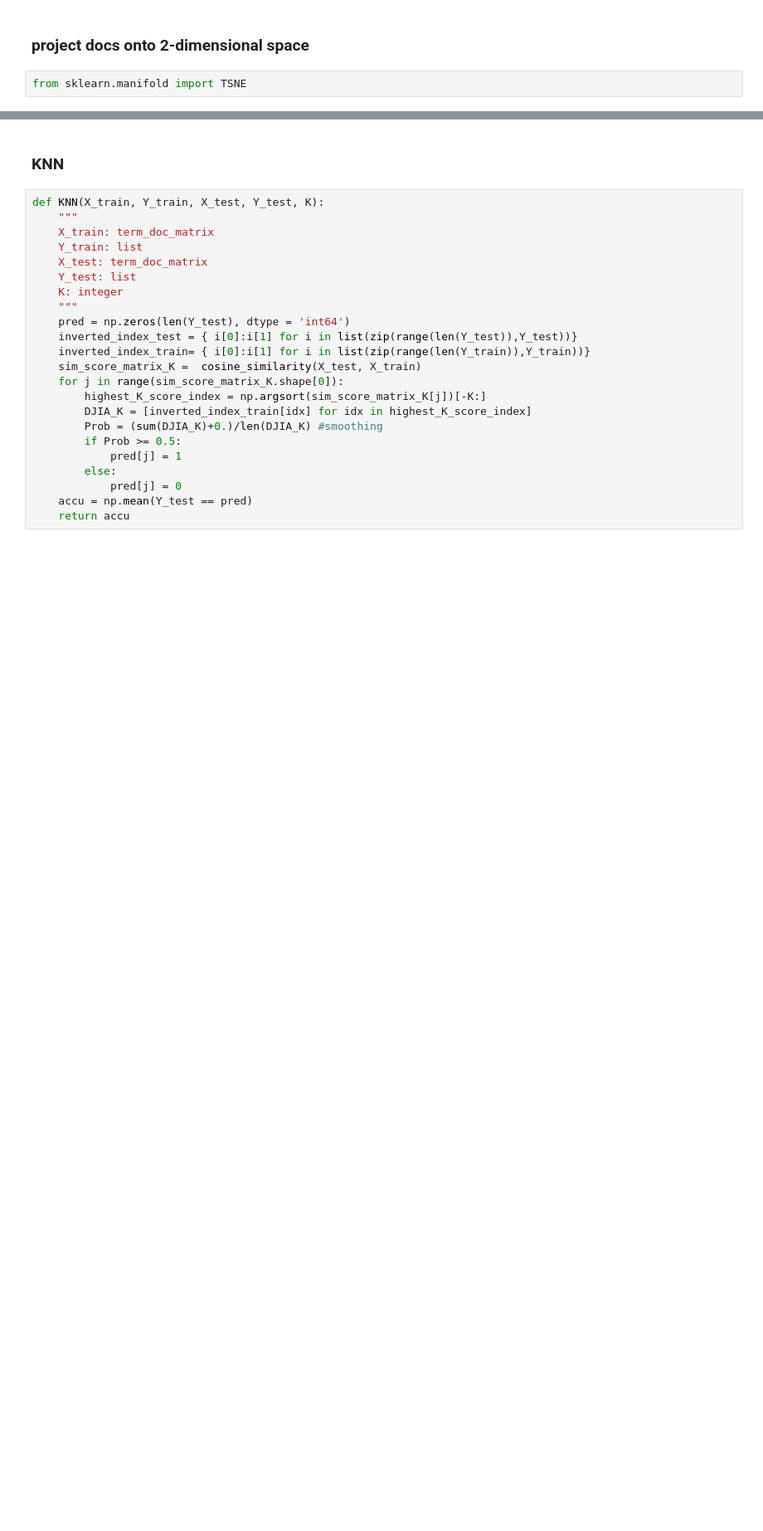
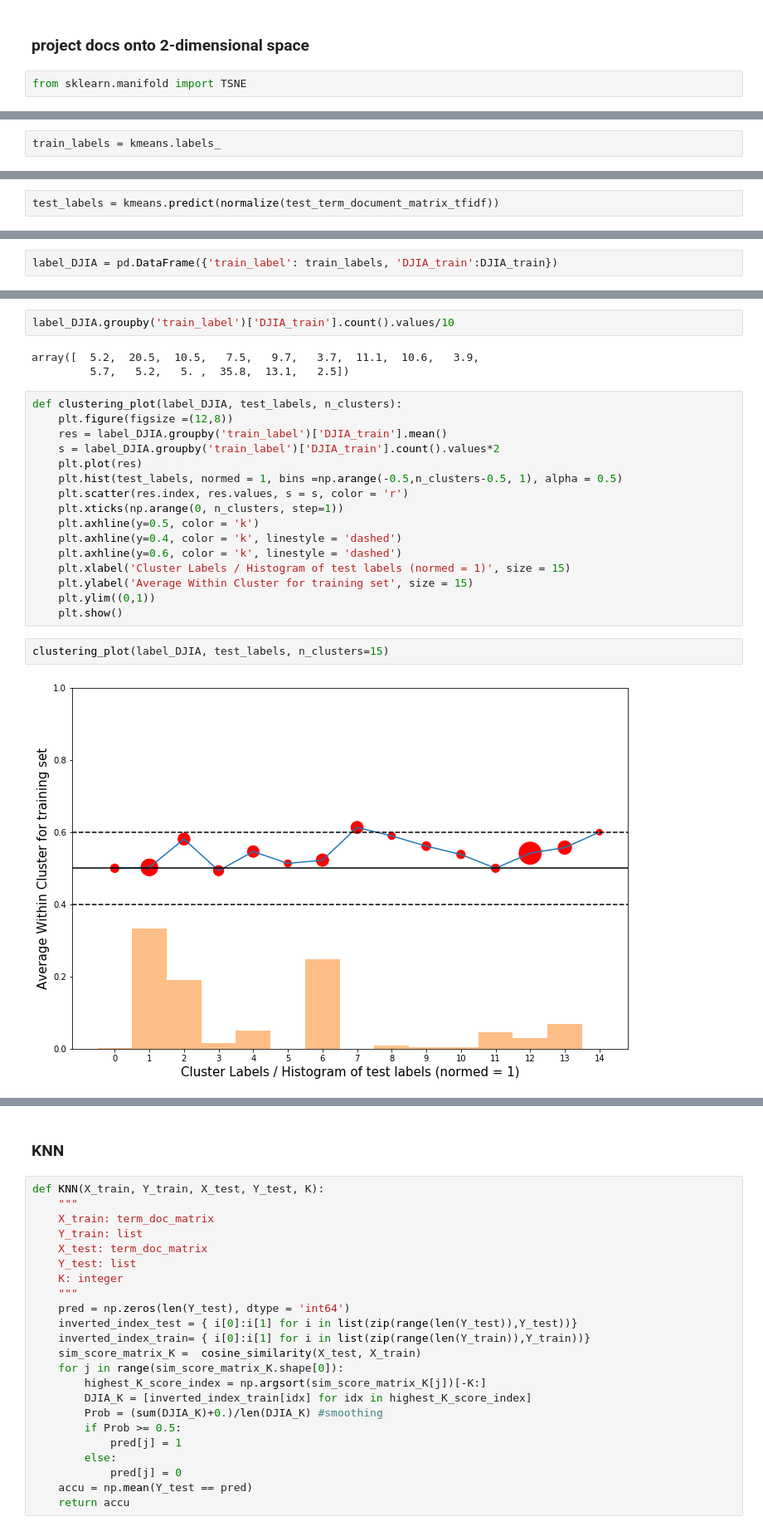
Before and after one commit to bg453cornell/ORIE-4740-NLP-ML, a Jupyter notebook: ORIE 4740 Code.ipynb, the cells around one changed output, grey strips where cells are left out. Shown at 83% size. Drawn from its saved outputs; the diff is of its cells as text; blank space fills up the shorter version.

```diff
--- a/ORIE 4740 Code.ipynb
+++ b/ORIE 4740 Code.ipynb
@@ -159,0 +199,2 @@ plt.show()
+# %%
+train_labels = kmeans.labels_
@@ -159,0 +211,2 @@ plt.show()
+# %%
+test_labels = kmeans.predict(normalize(test_term_document_matrix_tfidf))
@@ -159,0 +226,2 @@ plt.show()
+# %%
+label_DJIA = pd.DataFrame({'train_label': train_labels, 'DJIA_train':DJIA_train})
@@ -159,0 +237,25 @@ plt.show()
+# %%
+label_DJIA.groupby('train_label')['DJIA_train'].count().values/10
+# %% [output]
+array([  5.2,  20.5,  10.5,   7.5,   9.7,   3.7,  11.1,  10.6,   3.9,
+         5.7,   5.2,   5. ,  35.8,  13.1,   2.5])
+# %%
+def clustering_plot(label_DJIA, test_labels, n_clusters):
+    plt.figure(figsize =(12,8))
+    res = label_DJIA.groupby('train_label')['DJIA_train'].mean()
+    s = label_DJIA.groupby('train_label')['DJIA_train'].count().values*2
+    plt.plot(res)
+    plt.hist(test_labels, normed = 1, bins =np.arange(-0.5,n_clusters-0.5, 1), alpha = 0.5)
+    plt.scatter(res.index, res.values, s = s, color = 'r')
+    plt.xticks(np.arange(0, n_clusters, step=1))
+    plt.axhline(y=0.5, color = 'k')
+    plt.axhline(y=0.4, color = 'k', linestyle = 'dashed')
+    plt.axhline(y=0.6, color = 'k', linestyle = 'dashed')
+    plt.xlabel('Cluster Labels / Histogram of test labels (normed = 1)', size = 15)
+    plt.ylabel('Average Within Cluster for training set', size = 15)
+    plt.ylim((0,1))
+    plt.show()
+# %%
+clustering_plot(label_DJIA, test_labels, n_clusters=15)
+# %% [output]
+[figure, added]
```
Also changed, not shown: parts of 33 cells of this notebook.
